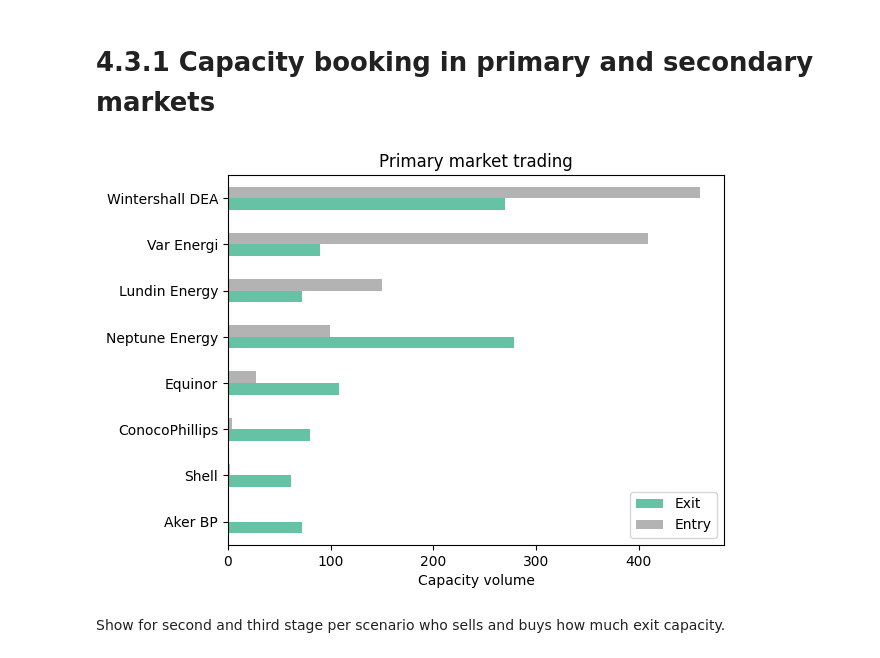
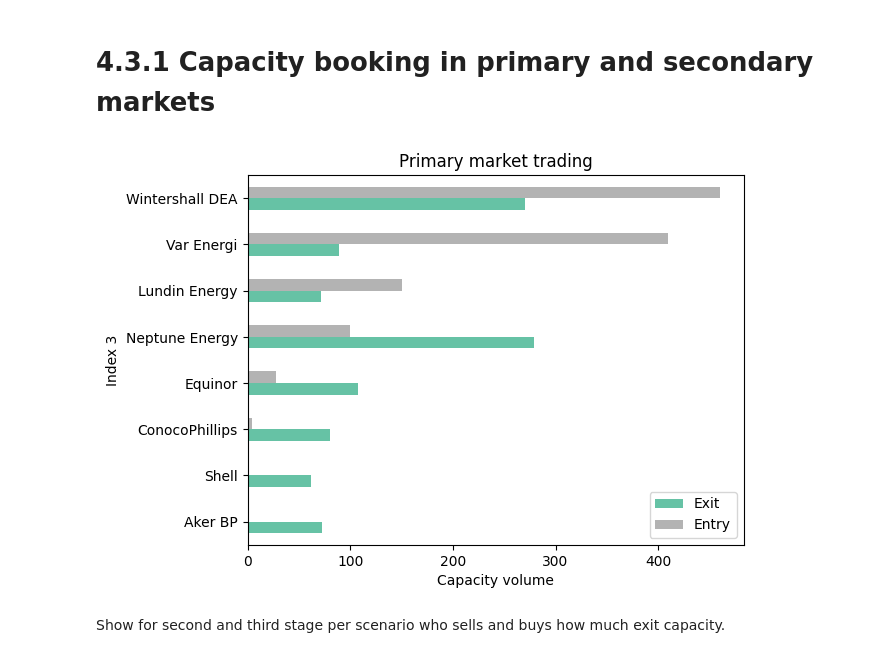
Before and after one commit to berendmarkhorst/secondary_gas_market, a Jupyter notebook: analysis.ipynb, the cells around one changed output. Drawn from its saved outputs; the diff is of its cells as text; code cells hidden in the pictures.

Commit message:
Visualisations v3

```diff
--- a/analysis.ipynb
+++ b/analysis.ipynb
@@ -121,8 +121,6 @@ def read_data(input_file):
         indices = [f"Index {i}" for i in range(1, len(df.columns))]
         df.columns = indices + ["Value"]
 
-        df.set_index(indices, inplace=True)
-
         solution[var_name] = df
 
     return problem, solution
@@ -133,33 +131,31 @@ def get_value_from_solution(key, solution):
 input_file = "Results/result_v2_A"
 
 problem, solution = read_data(input_file)
-# %%
-input_file = "Results/result_v2_A"
-
-problem, solution = read_data(input_file)
-# %%
-# Primary market
-bought_primary_market_exit = {}
-bought_primary_market_entry = {}
-for m in problem.stages:
-    if m.name == "long term" and m.hour == 4:
-        for t in problem.traders:
-            short_name = get_short_name(t.name)
-            bought_primary_market_exit[short_name] = sum(m_tilde.probability * get_value_from_solution(f"x_minus[{n.node_id},{m_tilde.stage_id},{t.trader_id},{k.commodity_id}]", solution) for m_tilde in m.all_parents + [m] for n in m_tilde.nodes for k in problem.commodities)
-            bought_primary_market_entry[short_name] = sum(m_tilde.probability * get_value_from_solution(f"x_plus[{n.node_id},{m_tilde.stage_id},{t.trader_id},{k.commodity_id}]", solution) for m_tilde in m.all_parents + [m] for n in m_tilde.nodes for k in problem.commodities)
-
-df1 = pd.DataFrame({"Exit": bought_primary_market_exit})
-
-df2 = pd.DataFrame({"Entry": bought_primary_market_entry})
-
-df = pd.concat([df1, df2], axis=1)
-
-df.sort_values("Entry").plot(kind="barh", cmap="Set2")
-
-plt.xlabel("Capacity volume")
-
-plt.title("Primary market trading");
-# %% [output]
-[figure, removed]
+# %%
+def primary_market(key, name):
+    df = solution[key].copy()
+    long_term_df = df[df["Index 2"] <= 4]
+
+    grouped_df = long_term_df.groupby("Index 3").sum()[["Value"]]
+    grouped_df.columns = [name]
+
+    traders_dict = {t.trader_id: get_short_name(t.name) for t in problem.traders}
+
+    grouped_df.index = grouped_df.index.map(traders_dict)
+
+    return grouped_df
+
+entry = primary_market("x_plus", "Entry")
+exit = primary_market("x_minus", "Exit")
+
+df = pd.concat([exit, entry], axis=1)
+
+df.sort_values("Entry").plot(kind="barh", cmap="Set2")
+
+plt.xlabel("Capacity volume")
+
+plt.title("Primary market trading");
+# %% [output]
+[figure, added]
 # %% [markdown]
 Show for second and third stage per scenario who sells and buys how much exit capacity.
```
Also changed, not shown: parts of 4 cells of this notebook.
